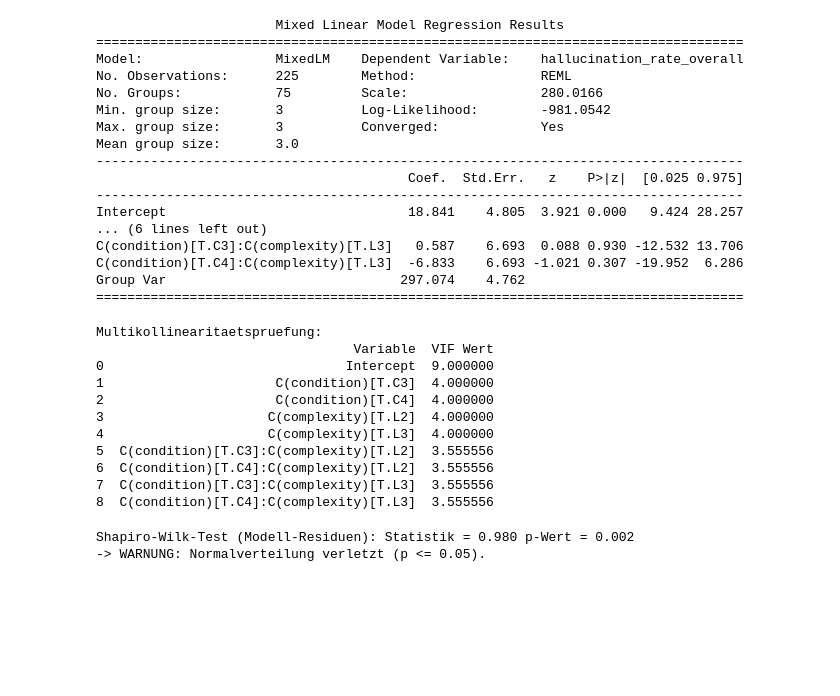
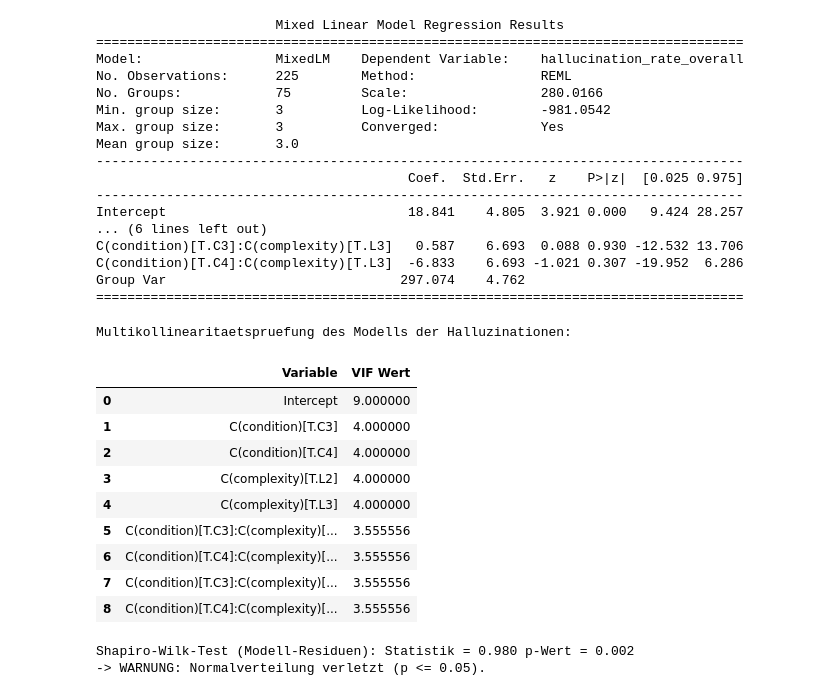
Before and after one commit to StefanEissler/doc-automation-architecture, a Jupyter notebook: notebooks/statistical_evaluation_A_internal.ipynb, the cells around one changed output. Drawn from its saved outputs; the diff is of its cells as text; code cells hidden in the pictures; blank space fills up the shorter version.

```diff
--- a/notebooks/statistical_evaluation_A_internal.ipynb
+++ b/notebooks/statistical_evaluation_A_internal.ipynb
@@ -1386,33 +1389,33 @@ Group Var                              297.074    4.762
 # %%
 from patsy import dmatrices
 from statsmodels.stats.outliers_influence import variance_inflation_factor
 
 y, X = dmatrices(
     "hallucination_rate_overall ~ C(condition) * C(complexity)",
     data=df_hallucination,
     return_type="dataframe",
 )
 
 vif_data = pd.DataFrame()
 vif_data["Variable"] = X.columns
 vif_data["VIF Wert"] = [
     variance_inflation_factor(X.values, i) for i in range(X.shape[1])
 ]
 
-print("Multikollinearitaetspruefung:")
-print(vif_data)
+print("Multikollinearitaetspruefung des Modells der Halluzinationen:")
+display(vif_data)
 # %% [output]
-Multikollinearitaetspruefung:
-                                 Variable  VIF Wert
-0                               Intercept  9.000000
-1                      C(condition)[T.C3]  4.000000
-2                      C(condition)[T.C4]  4.000000
-3                     C(complexity)[T.L2]  4.000000
-4                     C(complexity)[T.L3]  4.000000
-5  C(condition)[T.C3]:C(complexity)[T.L2]  3.555556
-6  C(condition)[T.C4]:C(complexity)[T.L2]  3.555556
-7  C(condition)[T.C3]:C(complexity)[T.L3]  3.555556
-8  C(condition)[T.C4]:C(complexity)[T.L3]  3.555556
+Multikollinearitaetspruefung des Modells der Halluzinationen:
+|  | Variable | VIF Wert |
+| 0 | Intercept | 9.000000 |
+| 1 | C(condition)[T.C3] | 4.000000 |
+| 2 | C(condition)[T.C4] | 4.000000 |
+| 3 | C(complexity)[T.L2] | 4.000000 |
+| 4 | C(complexity)[T.L3] | 4.000000 |
+| 5 | C(condition)[T.C3]:C(complexity)[... | 3.555556 |
+| 6 | C(condition)[T.C4]:C(complexity)[... | 3.555556 |
+| 7 | C(condition)[T.C3]:C(complexity)[... | 3.555556 |
+| 8 | C(condition)[T.C4]:C(complexity)[... | 3.555556 |
 # %%
 hallucination_mixed_model_resid = hallucination_mixed_model.resid
 fitted_values = hallucination_mixed_model.fittedvalues
```
Also changed, not shown: parts of 12 cells of this notebook, 3 other files.
